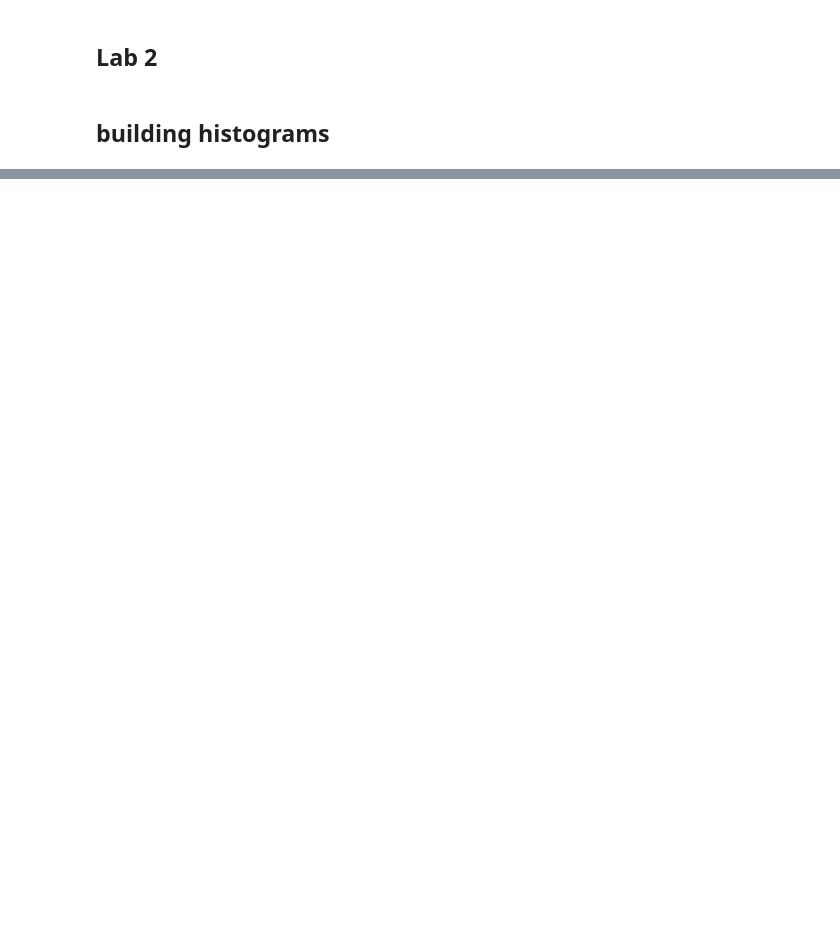
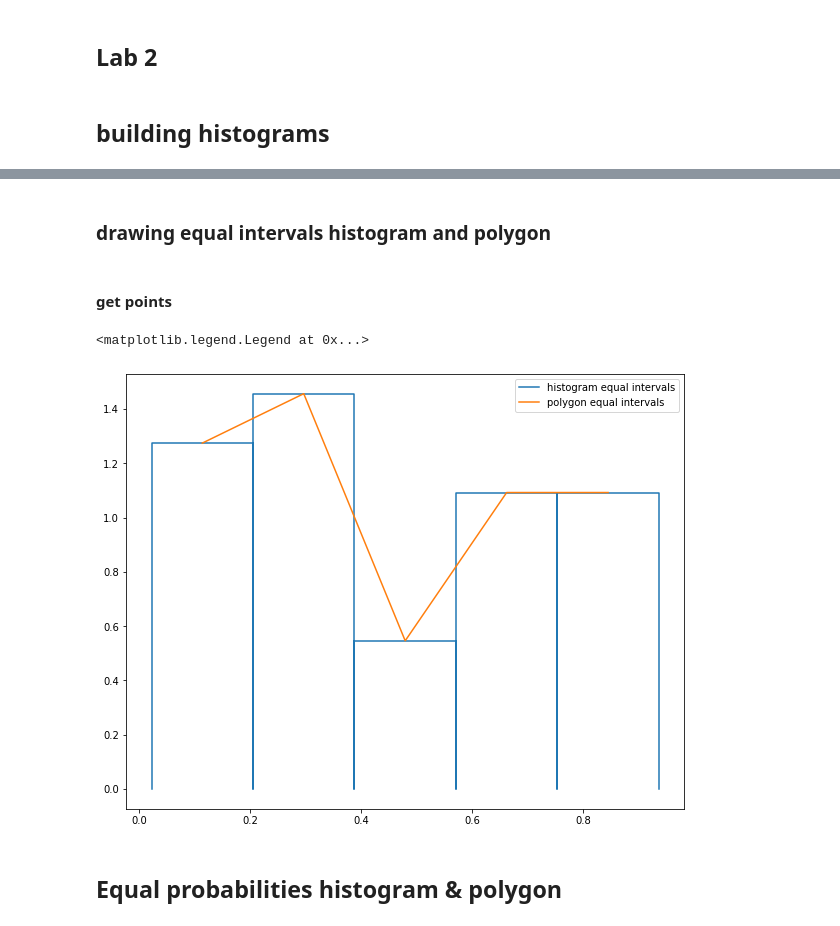
Before and after one commit to kremenevskiy/BSUIR, a Jupyter notebook: Term_4-math-statistics/statistics/labs.ipynb, the cells around one changed output, grey strips where cells are left out. Cells and saved outputs as stored; diff of their text form; code cells hidden in the pictures; blank space fills up the shorter version.

```diff
--- a/Term_4-math-statistics/statistics/labs.ipynb
+++ b/Term_4-math-statistics/statistics/labs.ipynb
@@ -152,0 +221,27 @@ array([0.06212261, 0.372418  , 0.6085405 ])
+# %%
+def draw_hist(hist_data):
+    x = []
+    y = []
+    for i in range(1, hist_data.shape[0]+1):
+        x.append(hist_data.loc[i, 'Ai'])
+        y.append(0)
+        x.append(hist_data.loc[i, 'Ai'])
+        y.append(hist_data.loc[i, 'fi'])
+        x.append(hist_data.loc[i, 'Bi'])
+        y.append(hist_data.loc[i, 'fi'])
+    x.append(hist_data.loc[hist_data.shape[0], 'Bi'])
+    y.append(0)
+    return x, y
+
+
+def get_hist_points(hist_data):
+    x, y = draw_hist(hist_data)
+    return x, y
+
+def get_polygon_points(hist_data):
+    x = []
+    y = []
+    for i in range(1, hist_data.shape[0]+1):
+        x.append(hist_data.loc[i, 'mid'])
+        y.append(hist_data.loc[i, 'fi'])
+    return x, y
@@ -152,0 +259,3 @@ array([0.06212261, 0.372418  , 0.6085405 ])
+# %%
+hist_data_equal = build_histogram(sample)
+hist_data_equal
@@ -152,0 +269,16 @@ array([0.06212261, 0.372418  , 0.6085405 ])
+# %% [markdown]
+### drawing equal intervals histogram and polygon
+# %% [markdown]
+#### get points
+# %%
+x_hist_equal, y_hist_equal = get_hist_points(hist_data_equal)
+x_poly_equal, y_poly_equal = get_polygon_points(hist_data_equal)
+# %%
+plt.plot(x_hist_equal, y_hist_equal, label='histogram equal intervals')
+plt.plot(x_poly_equal, y_poly_equal, label ='polygon equal intervals')
+plt.legend()
+# %% [output]
+<matplotlib.legend.Legend at 0x...>
+[figure, added]
+# %% [markdown]
+## Equal probabilities histogram & polygon
```
Also changed, not shown: parts of 40 cells of this notebook, 1 other file.
